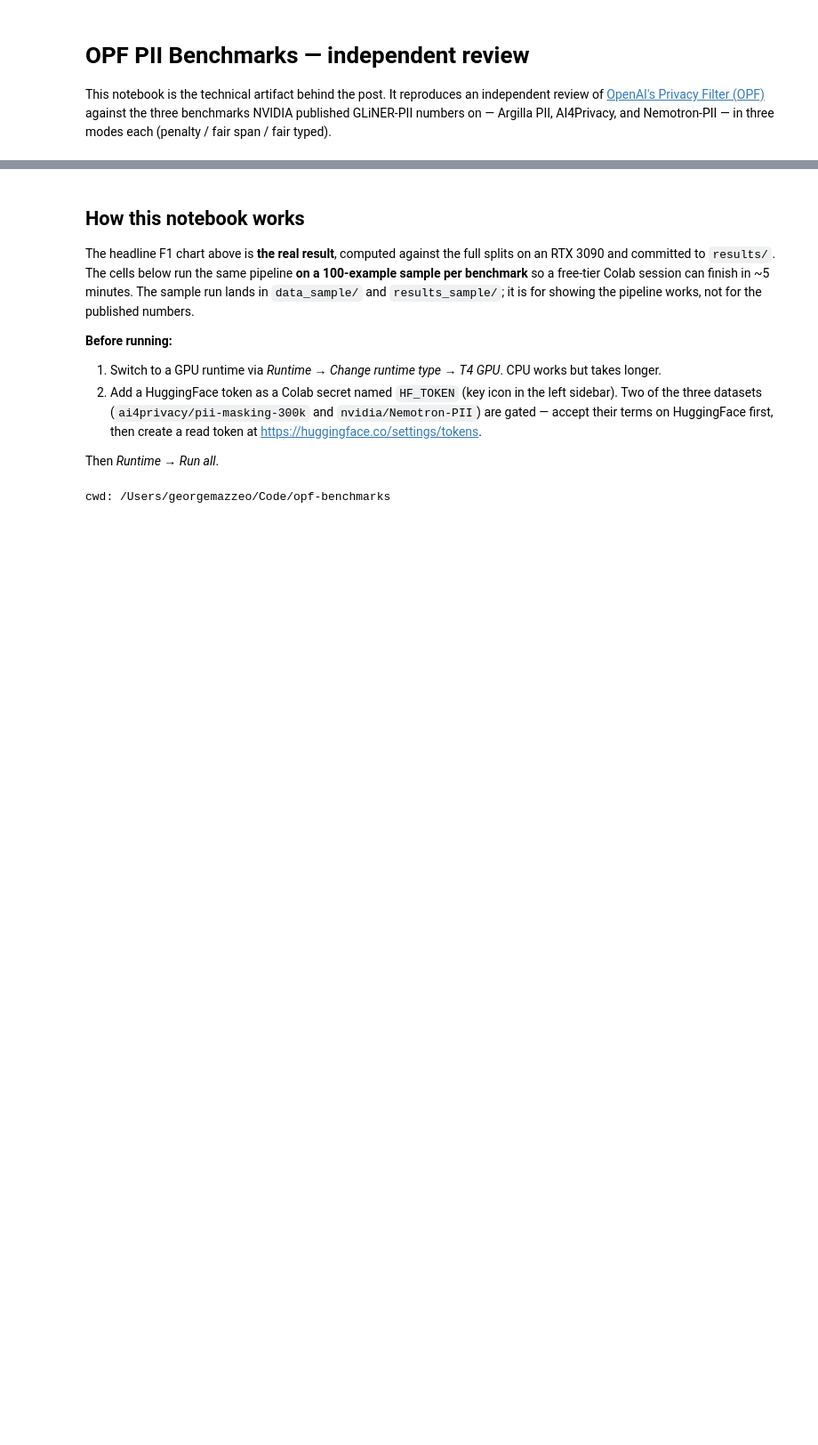
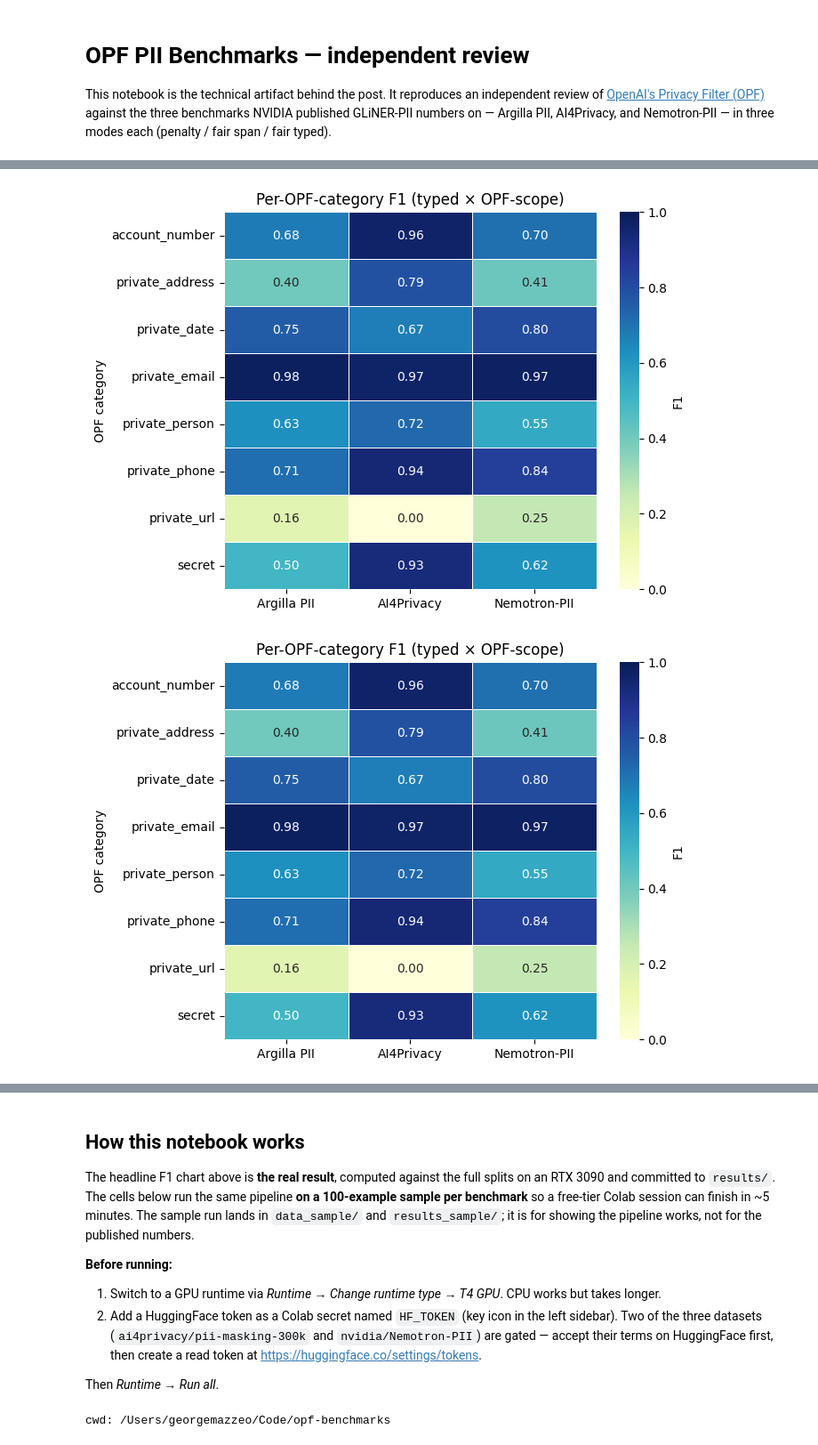
Before and after one commit to CupOfGeo/opf-benchmarks-geo, a Jupyter notebook: run_benchmarks.ipynb, the cells around one changed output, grey strips where cells are left out. Shown at 89% size. Drawn from its saved outputs; the diff is of its cells as text; code cells hidden in the pictures; blank space fills up the shorter version.

```diff
--- a/run_benchmarks.ipynb
+++ b/run_benchmarks.ipynb
@@ -32,0 +71,7 @@ _Headline chart will appear here once `results/figs/headline_f1.png` is generate
+# %%
+from opf_benchmarks.charts import plot_per_category_heatmap
+
+plot_per_category_heatmap(payloads)
+# %% [output]
+[figure, added]
+[figure, added]
```
Also changed, not shown: parts of 14 cells of this notebook, 15 other files.
